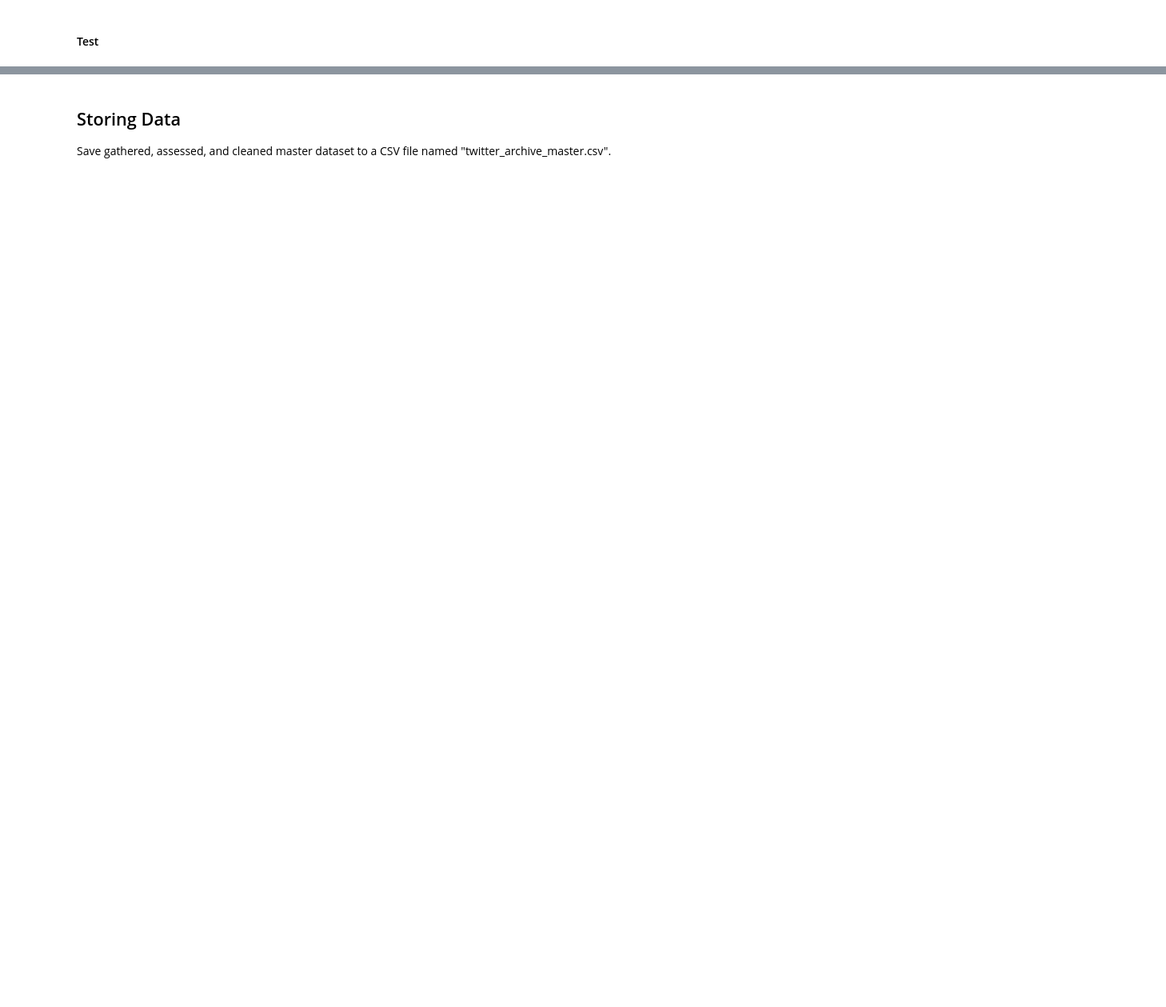
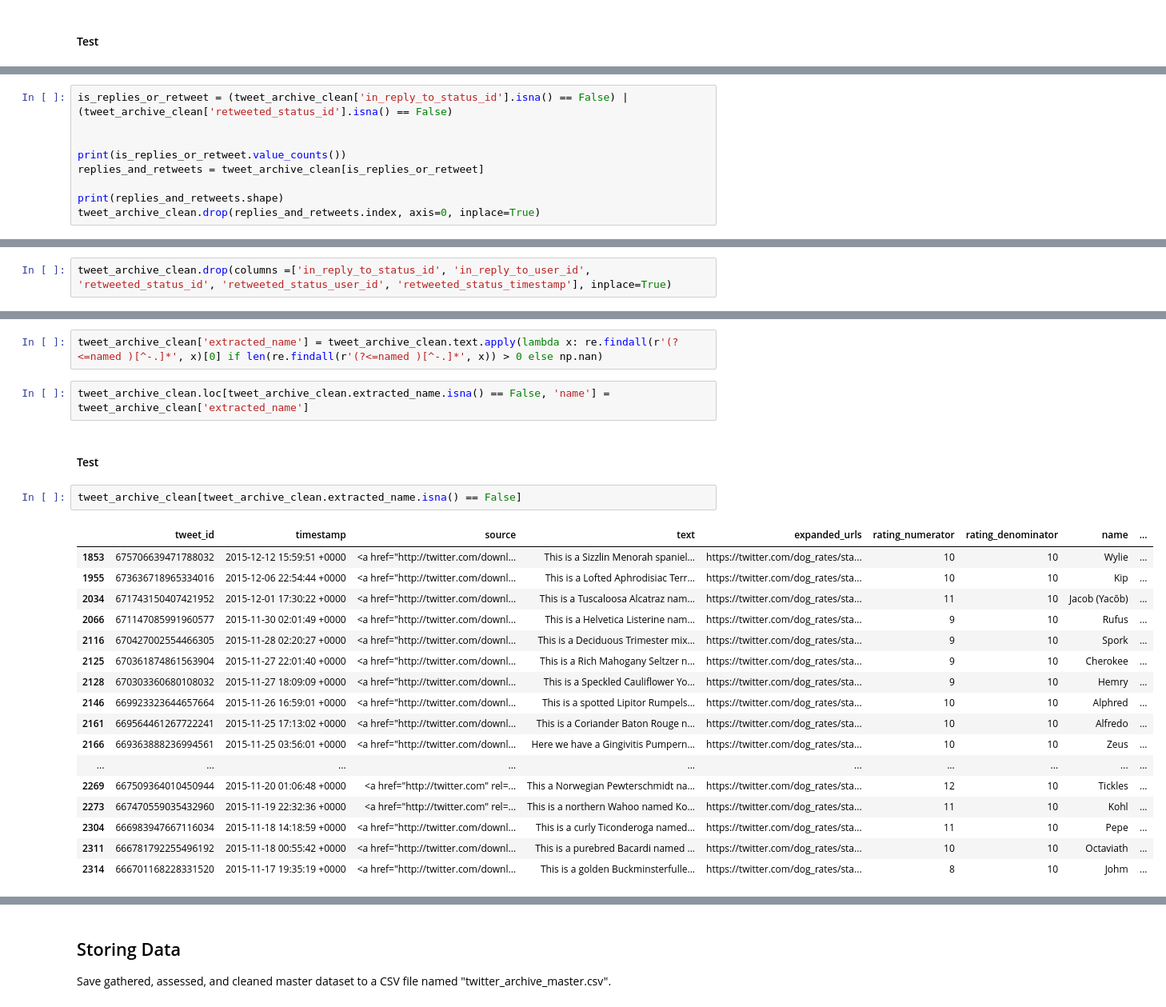
Before and after one commit to alabamustapha/WeRateDog, a Jupyter notebook: wrangle_act.ipynb, the cells around one changed output, grey strips where cells are left out. Shown at 80% size. Drawn from its saved outputs; the diff is of its cells as text; blank space fills up the shorter version.

```diff
--- a/wrangle_act.ipynb
+++ b/wrangle_act.ipynb
@@ -160,0 +311,9 @@ In this section, clean **all** of the issues you documented while assessing.
+# %%
+is_replies_or_retweet = (tweet_archive_clean['in_reply_to_status_id'].isna() == False) | (tweet_archive_clean['retweeted_status_id'].isna() == False)
+
+
+print(is_replies_or_retweet.value_counts())
+replies_and_retweets = tweet_archive_clean[is_replies_or_retweet]
+
+print(replies_and_retweets.shape)
+tweet_archive_clean.drop(replies_and_retweets.index, axis=0, inplace=True)
@@ -160,0 +349,2 @@ In this section, clean **all** of the issues you documented while assessing.
+# %%
+tweet_archive_clean.drop(columns =['in_reply_to_status_id', 'in_reply_to_user_id', 'retweeted_status_id', 'retweeted_status_user_id', 'retweeted_status_timestamp'], inplace=True)
@@ -160,0 +370,26 @@ In this section, clean **all** of the issues you documented while assessing.
+# %%
+tweet_archive_clean['extracted_name'] = tweet_archive_clean.text.apply(lambda x: re.findall(r'(?<=named )[^-.]*', x)[0] if len(re.findall(r'(?<=named )[^-.]*', x)) > 0 else np.nan)
+# %%
+tweet_archive_clean.loc[tweet_archive_clean.extracted_name.isna() == False, 'name'] = tweet_archive_clean['extracted_name']
+# %% [markdown]
+#### Test
+# %%
+tweet_archive_clean[tweet_archive_clean.extracted_name.isna() == False]
+# %% [output]
+|  | tweet_id | timestamp | source | text | expanded_urls | rating_numerator | rating_denominator | name | ... |
+| 1853 | 675706639471788032 | 2015-12-12 15:59:51 +0000 | <a href="http://twitter.com/downl... | This is a Sizzlin Menorah spaniel... | https://twitter.com/dog_rates/sta... | 10 | 10 | Wylie | ... |
+| 1955 | 673636718965334016 | 2015-12-06 22:54:44 +0000 | <a href="http://twitter.com/downl... | This is a Lofted Aphrodisiac Terr... | https://twitter.com/dog_rates/sta... | 10 | 10 | Kip | ... |
+| 2034 | 671743150407421952 | 2015-12-01 17:30:22 +0000 | <a href="http://twitter.com/downl... | This is a Tuscaloosa Alcatraz nam... | https://twitter.com/dog_rates/sta... | 11 | 10 | Jacob (Yacōb) | ... |
+| 2066 | 671147085991960577 | 2015-11-30 02:01:49 +0000 | <a href="http://twitter.com/downl... | This is a Helvetica Listerine nam... | https://twitter.com/dog_rates/sta... | 9 | 10 | Rufus | ... |
+| 2116 | 670427002554466305 | 2015-11-28 02:20:27 +0000 | <a href="http://twitter.com/downl... | This is a Deciduous Trimester mix... | https://twitter.com/dog_rates/sta... | 9 | 10 | Spork | ... |
+| 2125 | 670361874861563904 | 2015-11-27 22:01:40 +0000 | <a href="http://twitter.com/downl... | This is a Rich Mahogany Seltzer n... | https://twitter.com/dog_rates/sta... | 9 | 10 | Cherokee | ... |
+| 2128 | 670303360680108032 | 2015-11-27 18:09:09 +0000 | <a href="http://twitter.com/downl... | This is a Speckled Cauliflower Yo... | https://twitter.com/dog_rates/sta... | 9 | 10 | Hemry | ... |
+| 2146 | 669923323644657664 | 2015-11-26 16:59:01 +0000 | <a href="http://twitter.com/downl... | This is a spotted Lipitor Rumpels... | https://twitter.com/dog_rates/sta... | 10 | 10 | Alphred | ... |
+| 2161 | 669564461267722241 | 2015-11-25 17:13:02 +0000 | <a href="http://twitter.com/downl... | This is a Coriander Baton Rouge n... | https://twitter.com/dog_rates/sta... | 10 | 10 | Alfredo | ... |
+| 2166 | 669363888236994561 | 2015-11-25 03:56:01 +0000 | <a href="http://twitter.com/downl... | Here we have a Gingivitis Pumpern... | https://twitter.com/dog_rates/sta... | 10 | 10 | Zeus | ... |
+| ... | ... | ... | ... | ... | ... | ... | ... | ... | ... |
+| 2269 | 667509364010450944 | 2015-11-20 01:06:48 +0000 | <a href="http://twitter.com" rel=... | This a Norwegian Pewterschmidt na... | https://twitter.com/dog_rates/sta... | 12 | 10 | Tickles | ... |
+| 2273 | 667470559035432960 | 2015-11-19 22:32:36 +0000 | <a href="http://twitter.com" rel=... | This is a northern Wahoo named Ko... | https://twitter.com/dog_rates/sta... | 11 | 10 | Kohl | ... |
+| 2304 | 666983947667116034 | 2015-11-18 14:18:59 +0000 | <a href="http://twitter.com/downl... | This is a curly Ticonderoga named... | https://twitter.com/dog_rates/sta... | 11 | 10 | Pepe | ... |
+| 2311 | 666781792255496192 | 2015-11-18 00:55:42 +0000 | <a href="http://twitter.com/downl... | This is a purebred Bacardi named ... | https://twitter.com/dog_rates/sta... | 10 | 10 | Octaviath | ... |
+| 2314 | 666701168228331520 | 2015-11-17 19:35:19 +0000 | <a href="http://twitter.com/downl... | This is a golden Buckminsterfulle... | https://twitter.com/dog_rates/sta... | 8 | 10 | Johm | ... |
```
Also changed, not shown: parts of 108 cells of this notebook, 4 other files.
